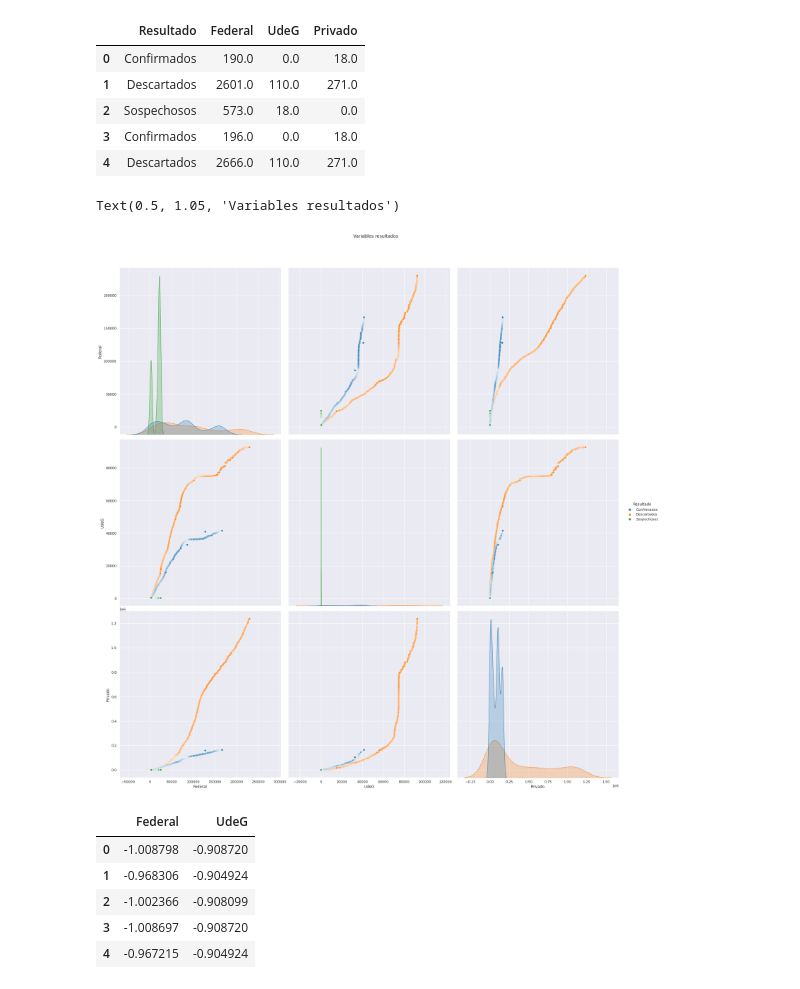
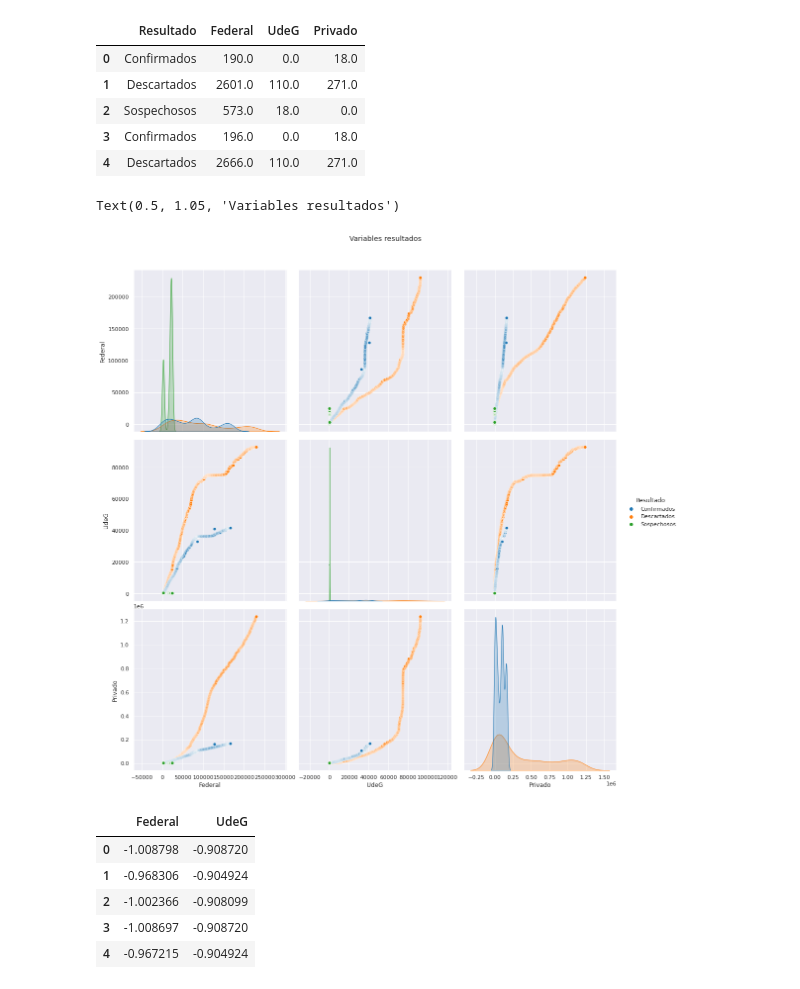
Before and after one commit to carlosdblanco/retoAnalitica, a Jupyter notebook: K-means .ipynb, the cells around one changed output. Cells and saved outputs as stored; diff of their text form; code cells hidden in the pictures.

```diff
--- a/K-means .ipynb
+++ b/K-means .ipynb
@@ -33,11 +33,11 @@ df2.head()
 | 3 | Confirmados | 196.0 | 0.0 | 18.0 |
 | 4 | Descartados | 2666.0 | 110.0 | 271.0 |
 # %%
-sns.pairplot(data=df2, hue='Resultado', palette='tab10', height=8)
+sns.pairplot(data=df2, hue='Resultado', palette='tab10', height=5)
 plt.suptitle('Variables resultados', y=1.05)
 # %% [output]
 Text(0.5, 1.05, 'Variables resultados')
-[figure, old version]
+[figure, new version]
 # %%
 from sklearn.preprocessing import StandardScaler
 from sklearn.cluster import KMeans
```
Also changed, not shown: parts of 1 cell of this notebook.
